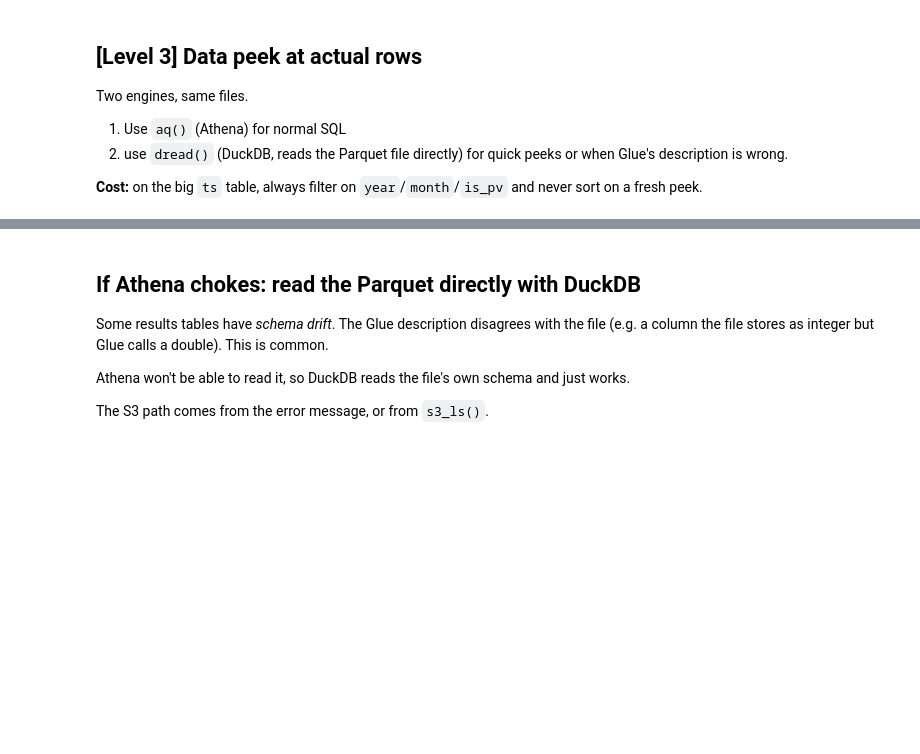
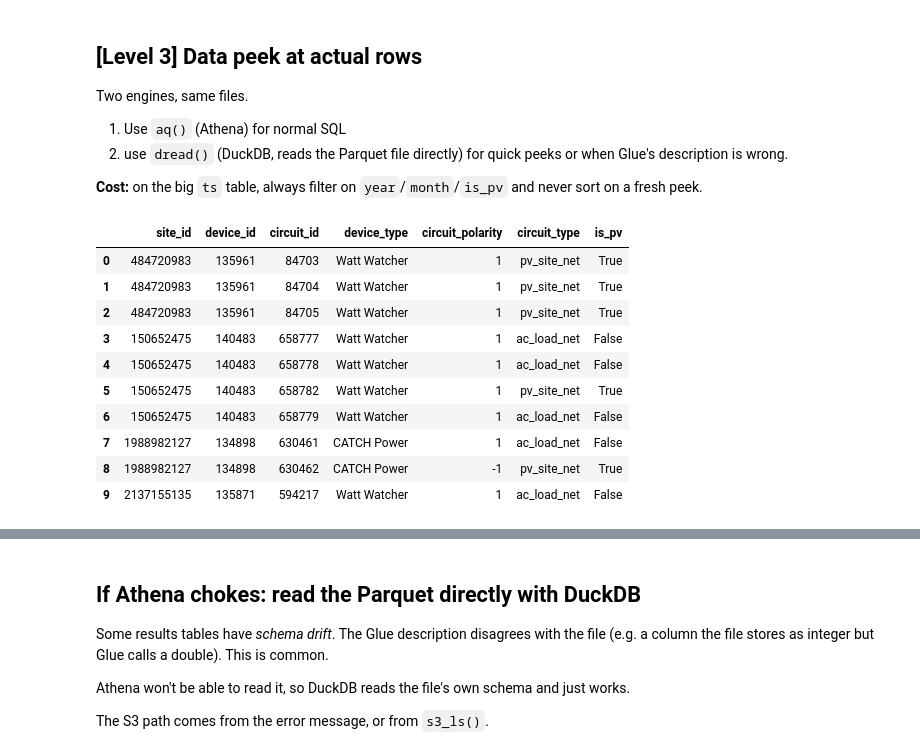
Before and after one commit to UNSW-CEEM/CICCADA, a Jupyter notebook: bms_sa_review/data_query/01_data_exploration.ipynb, the cells around one changed output, grey strips where cells are left out. Cells and saved outputs as stored; diff of their text form; code cells hidden in the pictures; blank space fills up the shorter version.

```diff
--- a/bms_sa_review/data_query/01_data_exploration.ipynb
+++ b/bms_sa_review/data_query/01_data_exploration.ipynb
@@ -93,7 +144,19 @@ Two engines, same files.
 **Cost:** on the big `ts` table, always filter on `year`/`month`/`is_pv` and never sort on a fresh peek.
 # %%
 # Dimension tables are tiny
-aq('SELECT * FROM circuits LIMIT 5')
+aq('SELECT * FROM circuits LIMIT 10')
+# %% [output]
+|  | site_id | device_id | circuit_id | device_type | circuit_polarity | circuit_type | is_pv |
+| 0 | 484720983 | 135961 | 84703 | Watt Watcher | 1 | pv_site_net | True |
+| 1 | 484720983 | 135961 | 84704 | Watt Watcher | 1 | pv_site_net | True |
+| 2 | 484720983 | 135961 | 84705 | Watt Watcher | 1 | pv_site_net | True |
+| 3 | 150652475 | 140483 | 658777 | Watt Watcher | 1 | ac_load_net | False |
+| 4 | 150652475 | 140483 | 658778 | Watt Watcher | 1 | ac_load_net | False |
+| 5 | 150652475 | 140483 | 658782 | Watt Watcher | 1 | pv_site_net | True |
+| 6 | 150652475 | 140483 | 658779 | Watt Watcher | 1 | ac_load_net | False |
+| 7 | 1988982127 | 134898 | 630461 | CATCH Power | 1 | ac_load_net | False |
+| 8 | 1988982127 | 134898 | 630462 | CATCH Power | -1 | pv_site_net | True |
+| 9 | 2137155135 | 135871 | 594217 | Watt Watcher | 1 | ac_load_net | False |
 # %%
 # The telemetry fact table: a CHEAP peek (no ORDER BY, just LIMIT).
 # This shows the real column names so we can write proper filtered queries next.
```
Also changed, not shown: parts of 34 cells of this notebook, 5 other files.
